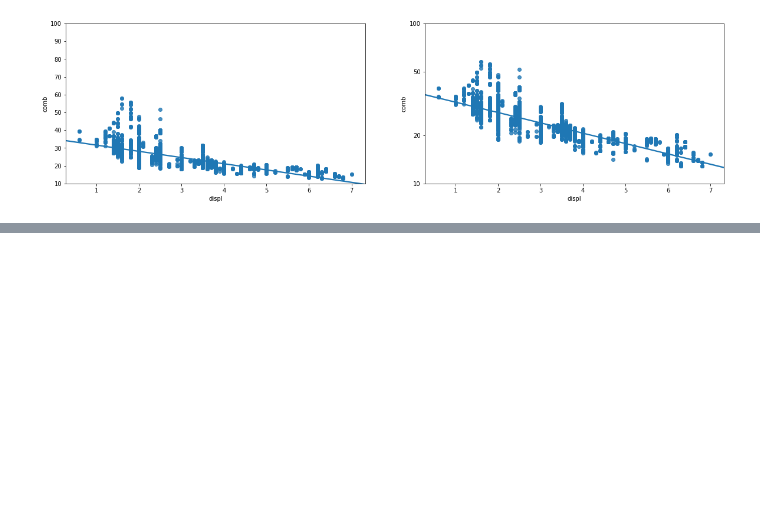
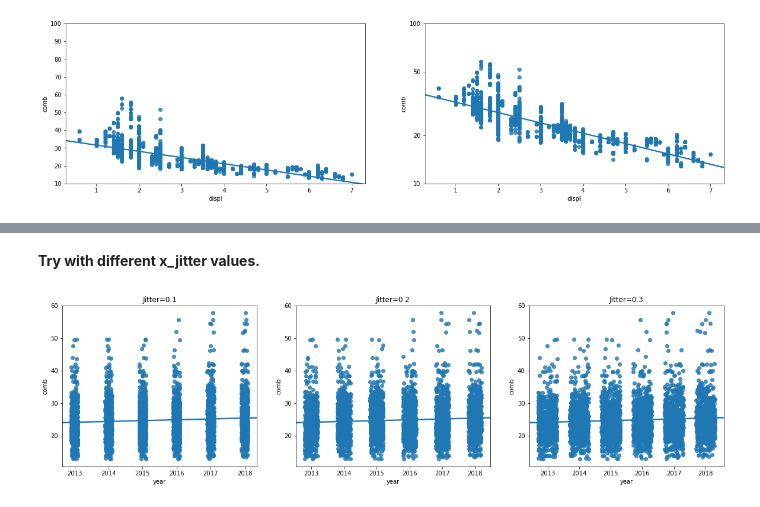
Before and after one commit to Alex-YuZ/Data-Visualization, a Jupyter notebook: Scatter_Plot.ipynb, the cells around one changed output, grey strips where cells are left out. Cells and saved outputs as stored; diff of their text form; code cells hidden in the pictures; blank space fills up the shorter version.

```diff
--- a/Scatter_Plot.ipynb
+++ b/Scatter_Plot.ipynb
@@ -81,0 +108,12 @@ plt.yticks(log_trans(tick_locs), tick_locs);
+# %% [markdown]
+**Try with different x_jitter values.**
+# %%
+# Resize figure to accommodate two plots
+plt.figure(figsize = [20, 5])
+
+for i in [1, 2, 3]:
+    plt.subplot(1, 3, i)
+    sns.regplot(data = fuel_econ, x = 'year', y = 'comb', truncate=False, x_jitter=i/10)
+    plt.title("Jitter=0.{}".format(i));
+# %% [output]
+[figure, added]
```
Also changed, not shown: parts of 6 cells of this notebook.
